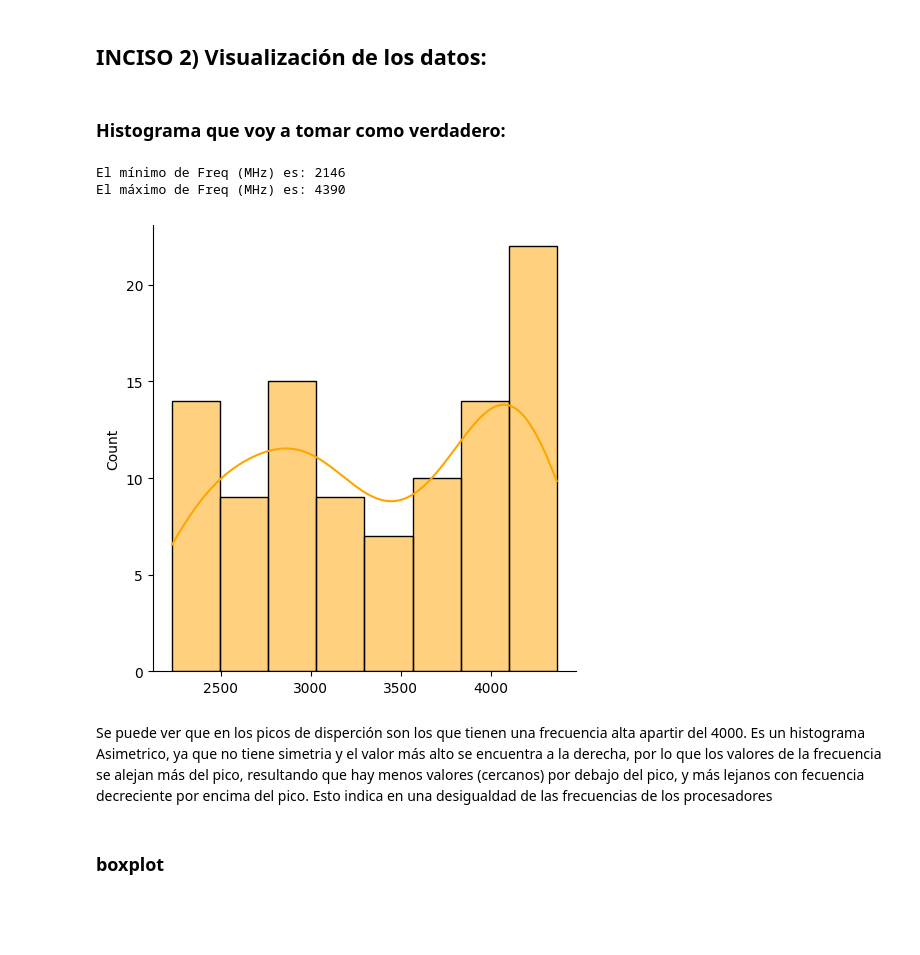
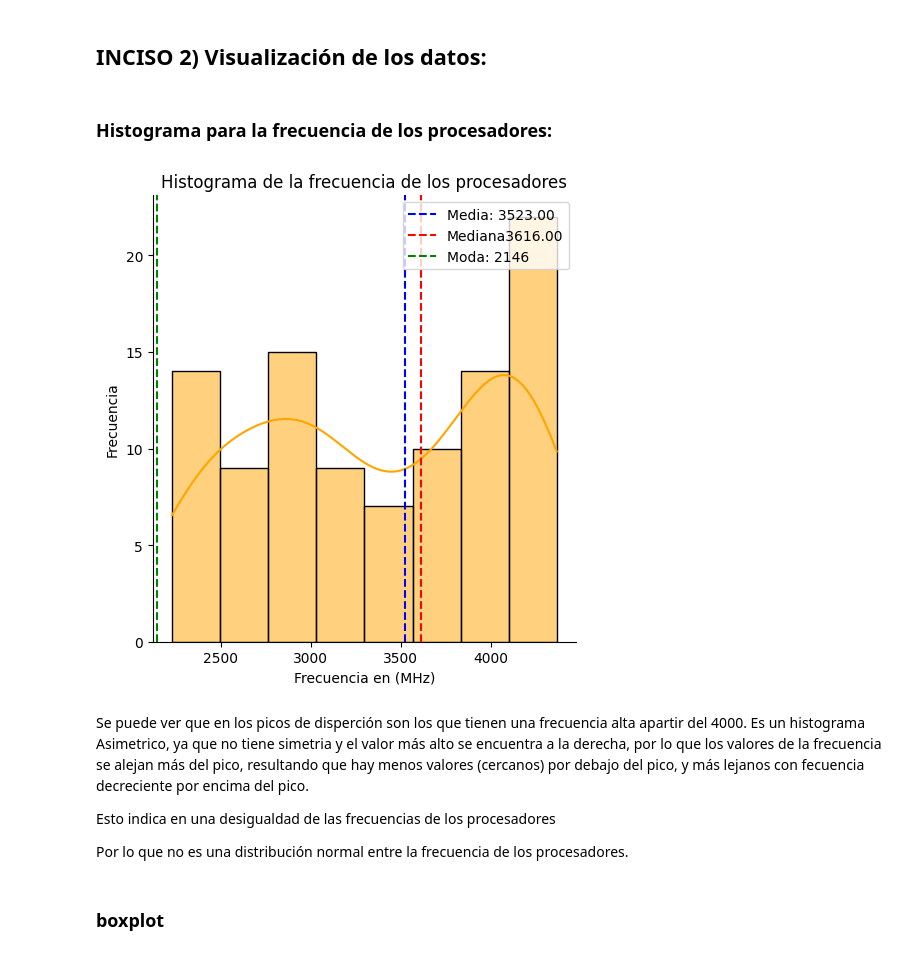
Before and after one commit to DragonSoul2000/Repositorio_Analisis_estadistico_y_exploratorio, a Jupyter notebook: Actividad1_Análisis_estadístico_y_exploratorio_VersionFinal.ipynb, the cells around one changed output. Saved outputs shown, nothing was run; the diff lists cells and outputs as text; code cells hidden in the pictures; blank space fills up the shorter version.

```diff
--- a/Actividad1_Análisis_estadístico_y_exploratorio_VersionFinal.ipynb
+++ b/Actividad1_Análisis_estadístico_y_exploratorio_VersionFinal.ipynb
@@ -302,33 +302,51 @@ El rango de TDP (W) es: 100.6
 # INCISO 2-Visualización de los datos:
 # %% [markdown]
 ## INCISO 2) Visualización de los datos:
-# %% [markdown]
-### Histograma que voy a tomar como verdadero:
+# %% [markdown]
+### Histograma para  la frecuencia de los procesadores:
 # %%
  # histograma de la frecuencia de los procesadores
 np.random.seed(0)
-## mínimo
-minimos2= df3 ['Freq (MHz)'].min()
-print(f"El mínimo de Freq (MHz) es: {minimos2}")
 
-### máximo
-maximos2= df3 ['Freq (MHz)'].max()
-print(f"El máximo de Freq (MHz) es: {maximos2}")
+#Guardar los datoos de la frecuencia (MHz) en una cadena
+frecuenciaProcesadores=  np.array(df3['Freq (MHz)']) # Guarde los datos de la frecuencia de los procesadores en un array
+# Media, Mediana y Moda:
+media=np.mean(frecuenciaProcesadores)
+mediana=np.median(frecuenciaProcesadores)
+moda=stats.mode(frecuenciaProcesadores)
 
-frecuenciaProcesadores=  np.array(df3['Freq (MHz)']) # Guarde los datos de la frecuencia de los procesadores en un array
-
+#Crear numeros aleatorios dentro de los valores almacenados en la cadena para generar el histograma
 frecuenciaAleatoria=  np.random.randint(frecuenciaProcesadores.min(),frecuenciaProcesadores.max(),size=100)  # organize los valores aleatorios para que sea entre el valor minimo de la frecuencia y el valor máximo de la frecuencia.
 
+#Crear histograma
 sns.displot(frecuenciaAleatoria, kde=True,color='orange') # Utilice la función recomedada por el maestro para crear el histograma.
+
+
+# Señalar la media,mediana y moda enel gráfico:
+plt.axvline(media, color='blue', linestyle='--',label=f'Media: {media:.2f}')
+plt.axvline(mediana, color='red', linestyle='--',label=f'Mediana{mediana:.2f}')
+plt.axvline(moda[0], color='green', linestyle='--',label=f'Moda: {moda[0]}')
+
+#Personalización de la grafica:
+plt.legend(loc='upper right')
+plt.title('Histograma de la frecuencia de los procesadores')
+plt.xlabel('Frecuencia en (MHz)')
+plt.ylabel('Frecuencia')
 plt.show()
+#
+
+
+
+plt.show()
 # %% [output]
-El mínimo de Freq (MHz) es: 2146
-El máximo de Freq (MHz) es: 4390
-[figure, old version]
+[figure, new version]
 # %% [markdown]
 Se puede ver que en los picos de disperción son los que tienen una frecuencia alta apartir del 4000.
 Es un histograma Asimetrico, ya que no tiene simetria y el valor más alto se encuentra a la derecha, por lo que los valores de la frecuencia se alejan más del pico, resultando que hay menos valores (cercanos) por debajo del pico, y más lejanos con fecuencia decreciente por encima del pico.
+
 Esto indica en una desigualdad de las frecuencias de los procesadores
+
+Por lo que no es una distribución normal entre la frecuencia de los procesadores.
 # %% [markdown]
 ### boxplot
 # %%
```
Also changed, not shown: parts of 4 cells of this notebook.
